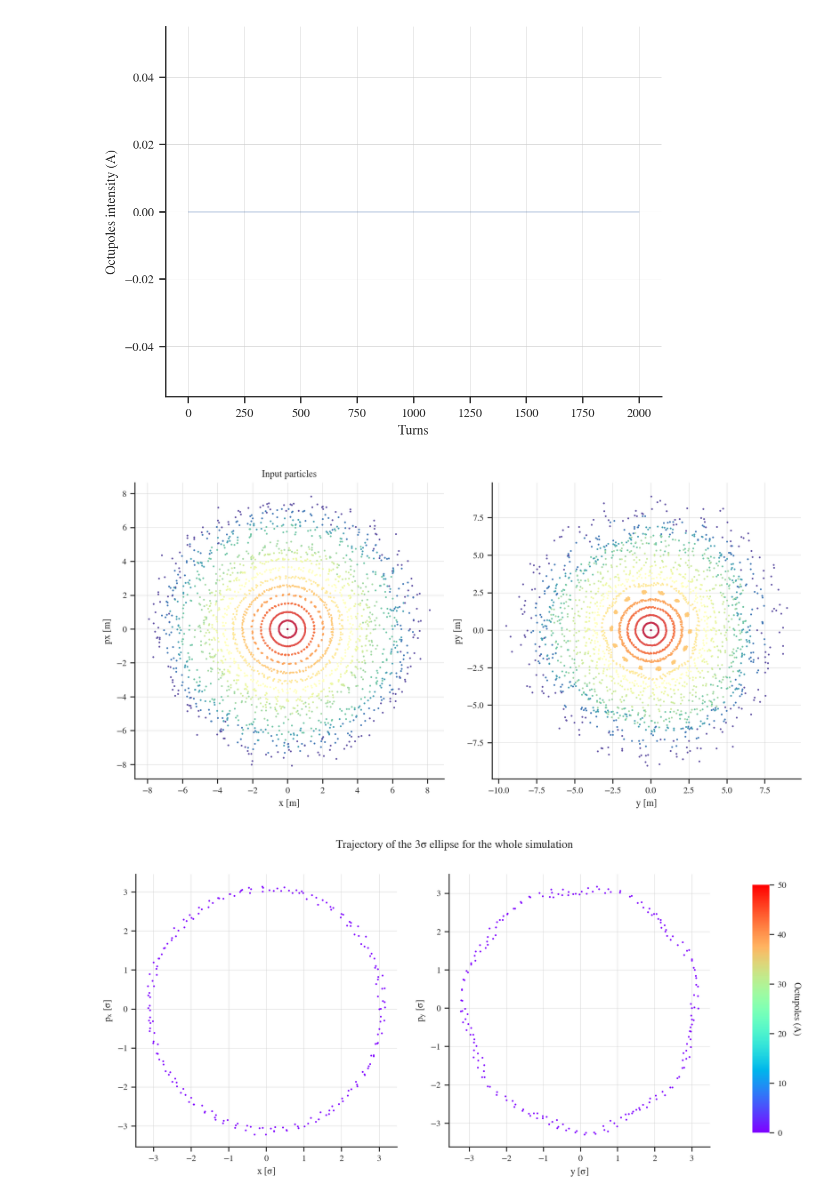
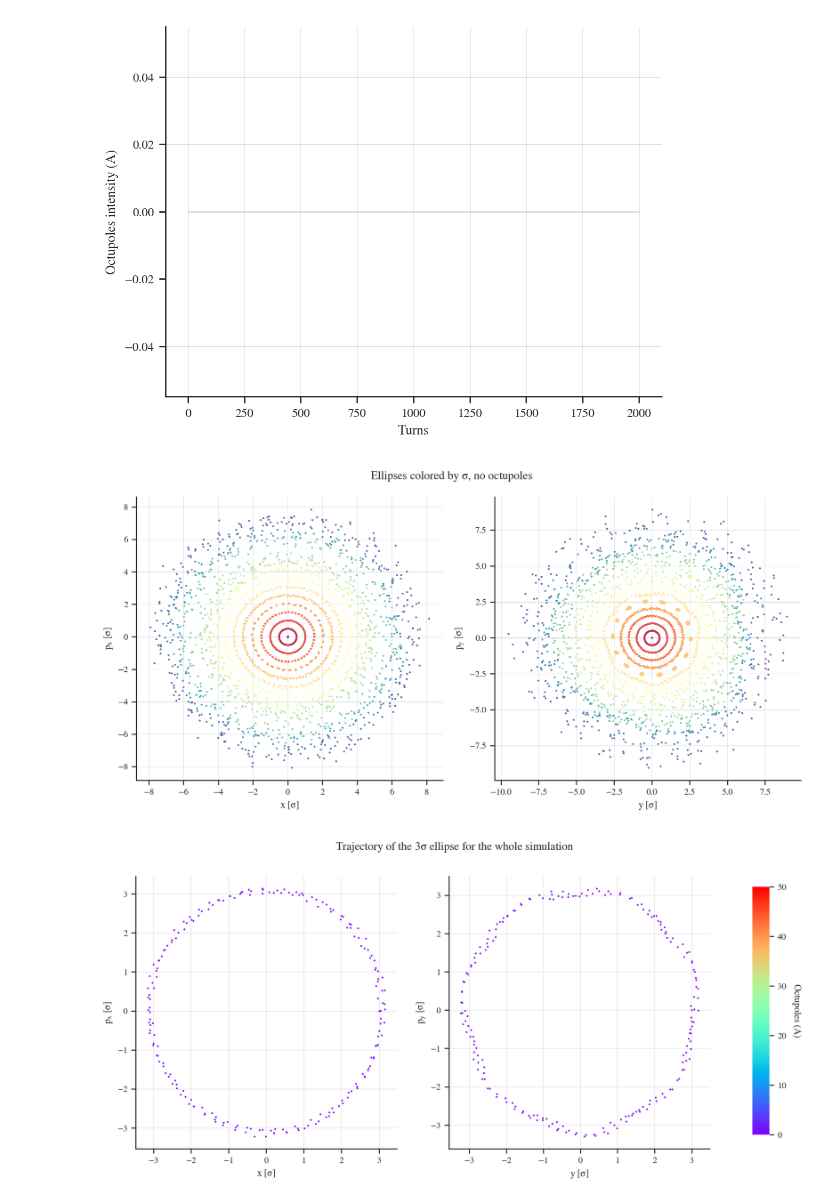
Before and after one commit to ColasDroin/DA_study_boilerplate, a Jupyter notebook: master_study/analysis/analysis_dynamic_octupoles_normalized.ipynb, the cells around one changed output. Cells and saved outputs as stored; diff of their text form; code cells hidden in the pictures.

```diff
--- a/master_study/analysis/analysis_dynamic_octupoles_normalized.ipynb
+++ b/master_study/analysis/analysis_dynamic_octupoles_normalized.ipynb
@@ -101,24 +101,25 @@ plt.show()
 [figure]
 # %%
 # Plot evolution of particles ellipses during first 50k turns (no octupoles)
-cmap = matplotlib.colormaps['Spectral']
-colors = cmap(np.linspace(0, 1, len(dic_obs['l_df_particles'][0]["x_norm"])))
+cmap = matplotlib.colormaps["Spectral"]
+colors = cmap(np.linspace(0, 1, len(dic_obs["l_df_particles"][0]["x_norm"])))
 fig, ax = plt.subplots(1, 2, figsize=(10, 5))
-for n_turn, df in zip(dic_obs['l_n_turns'],dic_obs['l_df_particles']):
+for n_turn, df in zip(dic_obs["l_n_turns"], dic_obs["l_df_particles"]):
     if n_turn > 50000:
         break
     for sigma in range(len(df["x_norm"])):
         ax[0].scatter(df["x_norm"][sigma], df["px_norm"][sigma], s=1, color=colors[sigma])
         ax[1].scatter(df["y_norm"][sigma], df["py_norm"][sigma], s=1, color=colors[sigma])
 ax[0].set_xlabel(r"$x$ [$\sigma$]")
 ax[0].set_ylabel(r"$p_x$ [$\sigma$]")
 ax[0].grid()
 ax[1].set_xlabel(r"$y$ [$\sigma$]")
 ax[1].set_ylabel(r"$p_y$ [$\sigma$]")
 ax[1].grid()
+plt.suptitle(r"Ellipses colored by $\sigma$, no octupoles")
 plt.tight_layout()
 plt.show()
 # %% [output]
-[figure, old version]
+[figure, new version]
 # %%
 # Plot the trajectory of a single ellipse for the whole simulation
```
Also changed, not shown: parts of 4 cells of this notebook.
